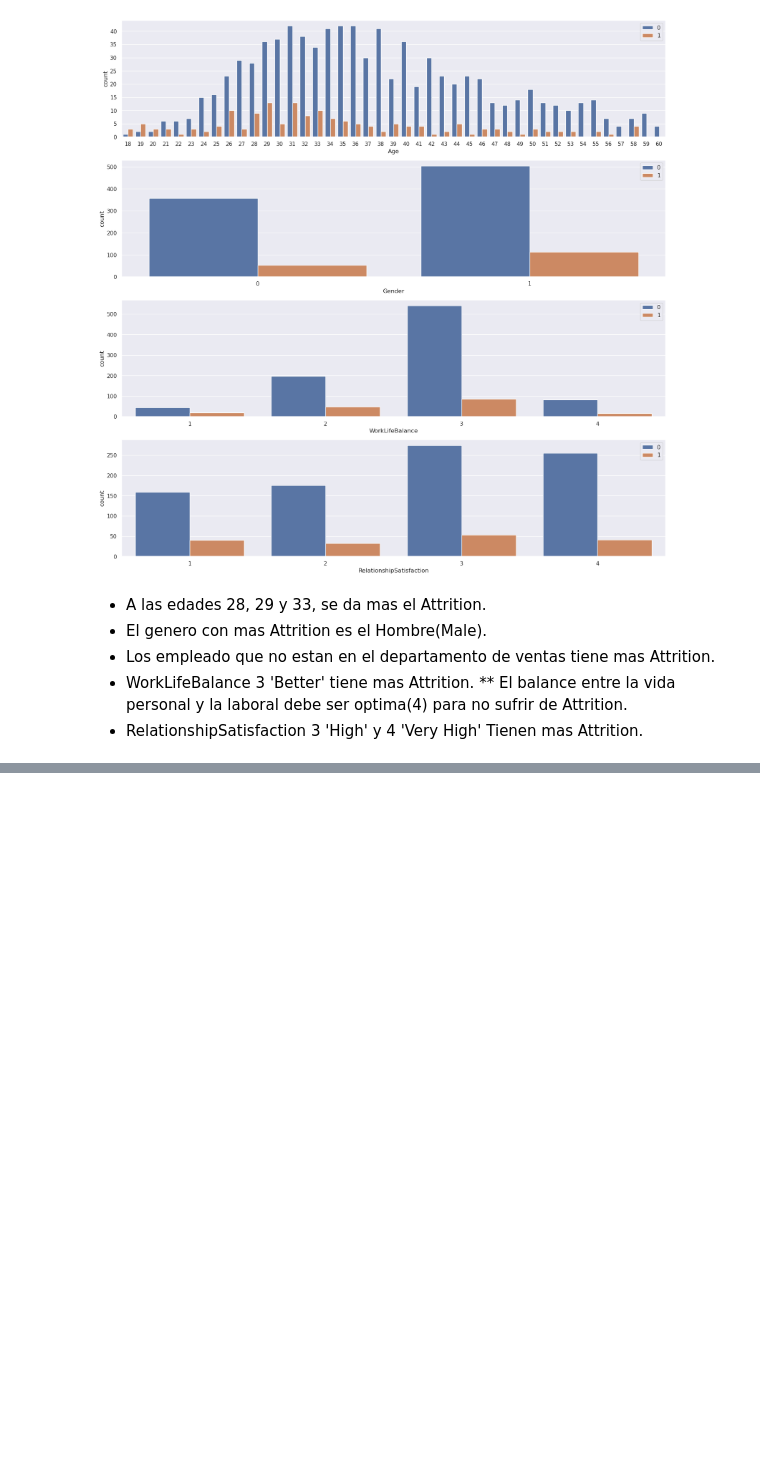
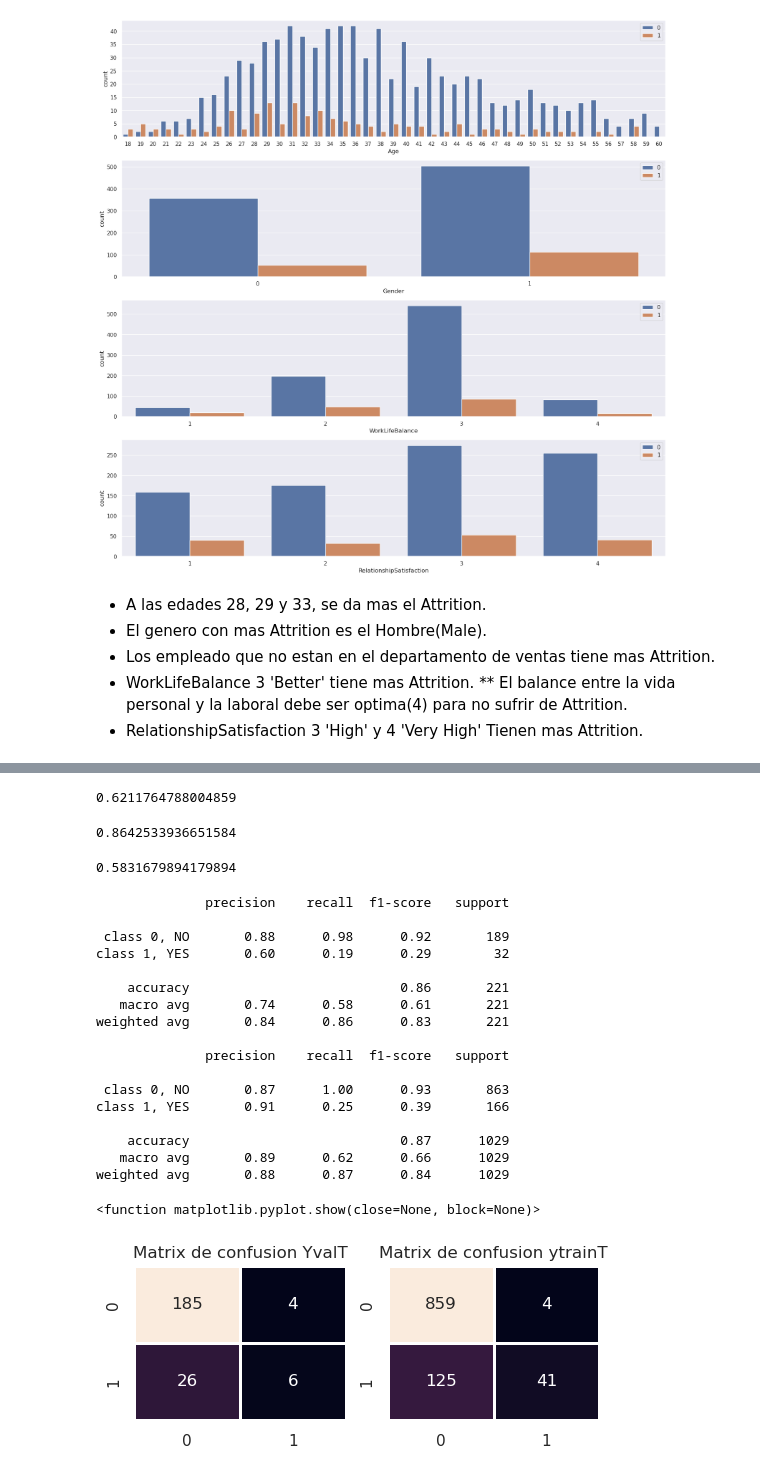
Before and after one commit to fran-dev-front/actividad2_3, a Jupyter notebook: Actividad_Semanas_3_y_4.ipynb, the cells around one changed output, grey strips where cells are left out. Cells and saved outputs as stored; diff of their text form; code cells hidden in the pictures; blank space fills up the shorter version.

```diff
--- a/Actividad_Semanas_3_y_4.ipynb
+++ b/Actividad_Semanas_3_y_4.ipynb
@@ -664,0 +771,13 @@ array([0, 0, 0, 0, 0, 0, 0, 0, 0, 0, 0, 0, 0, 0, 0, 0, 0, 0, 0, 1, 0, 0,
+# %%
+dicc_grid = {'n_neighbors': [1,2,5,7,9,11],
+             'weights':['uniform', 'distance'],
+             'metric':['euclidean', 'manhattan']}
+
+kNN = KNeighborsClassifier()
+# RandomSearchCV
+modelo_kNN = GridSearchCV(kNN, param_grid=dicc_grid, cv=3)
+
+modelo_kNN.fit(XtrainT, ytrainT)
+
+print("Los mehores parametros son %s con un score de %0.2f"
+      % (modelo_kNN.best_params_, modelo_kNN.best_score_))
@@ -664,0 +786,9 @@ array([0, 0, 0, 0, 0, 0, 0, 0, 0, 0, 0, 0, 0, 0, 0, 0, 0, 0, 0, 1, 0, 0,
+# %%
+kNN2 = KNeighborsClassifier(n_neighbors=7, metric='euclidean', weights='uniform', algorithm='brute')
+
+kNN2.fit(XtrainT, ytrainT)
+
+trs = kNN2.score(XtrainT, ytrainT)
+tes = kNN2.score(XvalT, yvalT)
+
+print('k=%d\tTrain: %.4f\test: %.4f' % (k, trs, tes))
@@ -665 +797,4 @@ array([0, 0, 0, 0, 0, 0, 0, 0, 0, 0, 0, 0, 0, 0, 0, 0, 0, 0, 0, 1, 0, 0,
+# %%
+predict = kNN2.predict(XtrainT)
+predict1 = kNN2.predict(XvalT)
 # %%
@@ -675,0 +805,50 @@ print(cm)
+# %%
+recall_score(ytrainT, predict, average='macro')
+# %% [output]
+0.6211764788004859
+# %%
+score = kNN2.score(XvalT, yvalT)
+score
+# %% [output]
+0.8642533936651584
+# %%
+recall_score(yvalT, predict1, average='macro')
+# %% [output]
+0.5831679894179894
+# %%
+cf_matrix_vyalT = confusion_matrix(yvalT, predict1)
+cf_matrix_ytrainT = confusion_matrix(ytrainT, predict)
+plt.figure(figsize=(6, 2))
+plt.subplot(1,2,1)
+plt.subplot(1,2,1)
+plt.title('Matrix de confusion YvalT')
+target_names = ['class 0, NO', 'class 1, YES']
+print(classification_report(yvalT, predict1, target_names=target_names))
+sns.heatmap(cf_matrix_vyalT, linewidths=1, annot=True, fmt='g', cbar=False,)
+plt.subplot(1,2,2)
+plt.title('Matrix de confusion ytrainT')
+target_names = ['class 0, NO', 'class 1, YES']
+print(classification_report(ytrainT, predict, target_names=target_names))
+sns.heatmap(cf_matrix_ytrainT, linewidths=1, annot=True, fmt='g', cbar=False,)
+
+plt.show
+# %% [output]
+              precision    recall  f1-score   support
+
+ class 0, NO       0.88      0.98      0.92       189
+class 1, YES       0.60      0.19      0.29        32
+
+    accuracy                           0.86       221
+   macro avg       0.74      0.58      0.61       221
+weighted avg       0.84      0.86      0.83       221
+
+              precision    recall  f1-score   support
+
+ class 0, NO       0.87      1.00      0.93       863
+class 1, YES       0.91      0.25      0.39       166
+
+    accuracy                           0.87      1029
+   macro avg       0.89      0.62      0.66      1029
+weighted avg       0.88      0.87      0.84      1029
+<function matplotlib.pyplot.show(close=None, block=None)>
+[figure, added]
```
Also changed, not shown: parts of 28 cells of this notebook, 1 other file.
